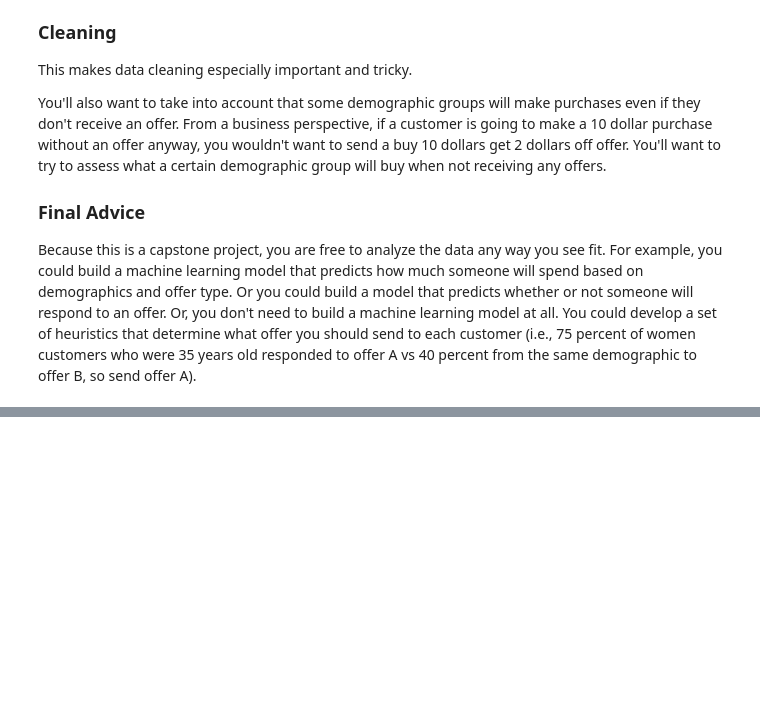
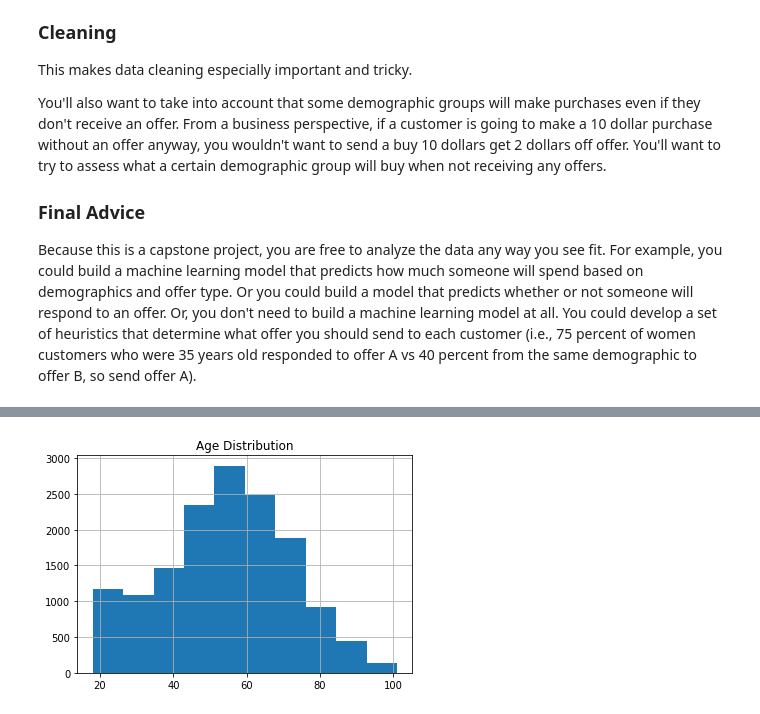
Before and after one commit to k-bosko/Starbucks_rewards, a Jupyter notebook: Starbucks_Capstone_notebook.ipynb, the cells around one changed output, grey strips where cells are left out. Cells and saved outputs as stored; diff of their text form; code cells hidden in the pictures; blank space fills up the shorter version.

```diff
--- a/Starbucks_Capstone_notebook.ipynb
+++ b/Starbucks_Capstone_notebook.ipynb
@@ -86,0 +242,5 @@ transcript = pd.read_json('data/transcript.json', orient='records', lines=True)
+# %%
+profile.age.hist();
+plt.title("Age Distribution");
+# %% [output]
+[figure, added]
```
Also changed, not shown: parts of 72 cells of this notebook.
